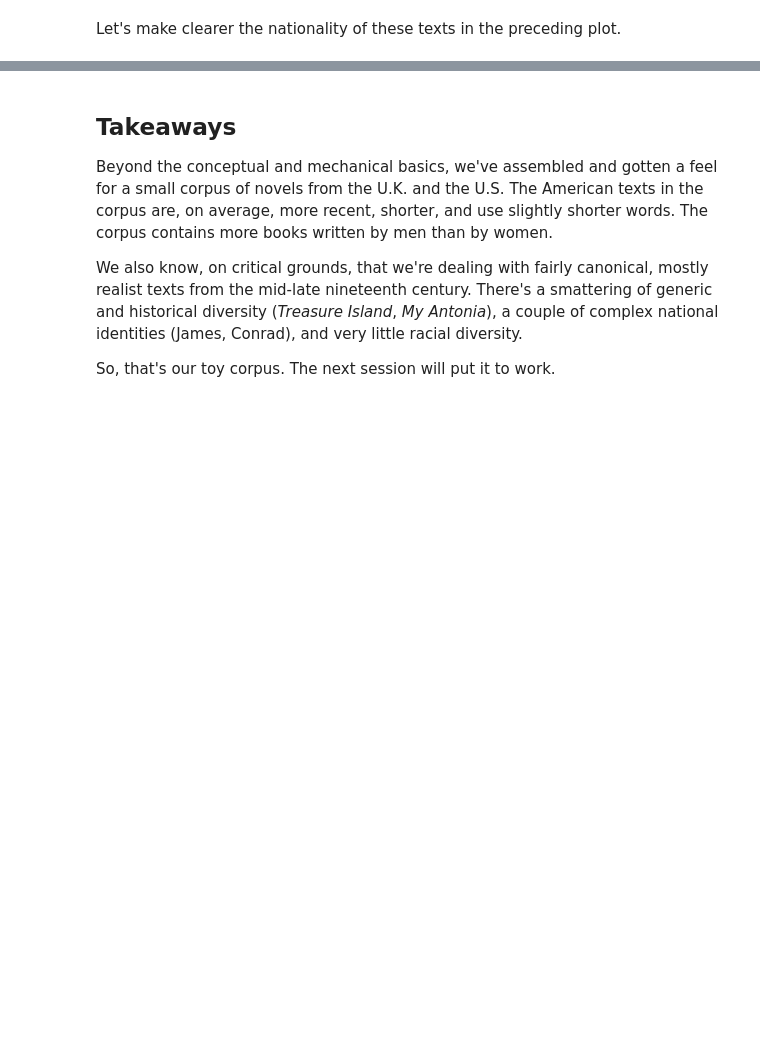
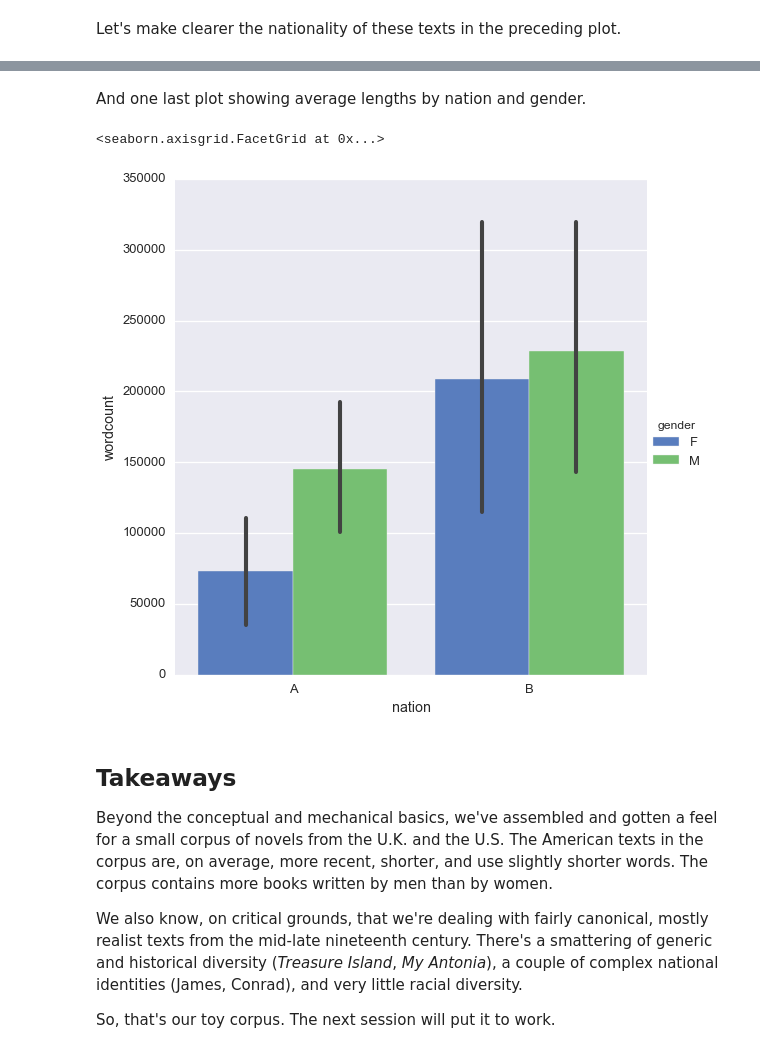
Before and after one commit to wilkens/edinburgh-masterclass, a Jupyter notebook: Notebooks/01 Stats and Computing Basics.ipynb, the cells around one changed output, grey strips where cells are left out. Cells and saved outputs as stored; diff of their text form; code cells hidden in the pictures; blank space fills up the shorter version.

```diff
--- a/Notebooks/01 Stats and Computing Basics.ipynb
+++ b/Notebooks/01 Stats and Computing Basics.ipynb
@@ -713,3 +714,11 @@ sns.lmplot('pubdate', 'wordcount', books, hue='nation', palette='Set1', size=10)
+# %% [markdown]
+And one last plot showing average lengths by nation and gender.
+# %%
+sns.factorplot(x='nation', y='wordcount', hue='gender', data=books,
+               size=8, kind='bar', palette='muted')
+# %% [output]
+<seaborn.axisgrid.FacetGrid at 0x...>
+[figure, added]
 # %% [markdown]
 ## Takeaways
 
```
Also changed, not shown: parts of 8 cells of this notebook.
